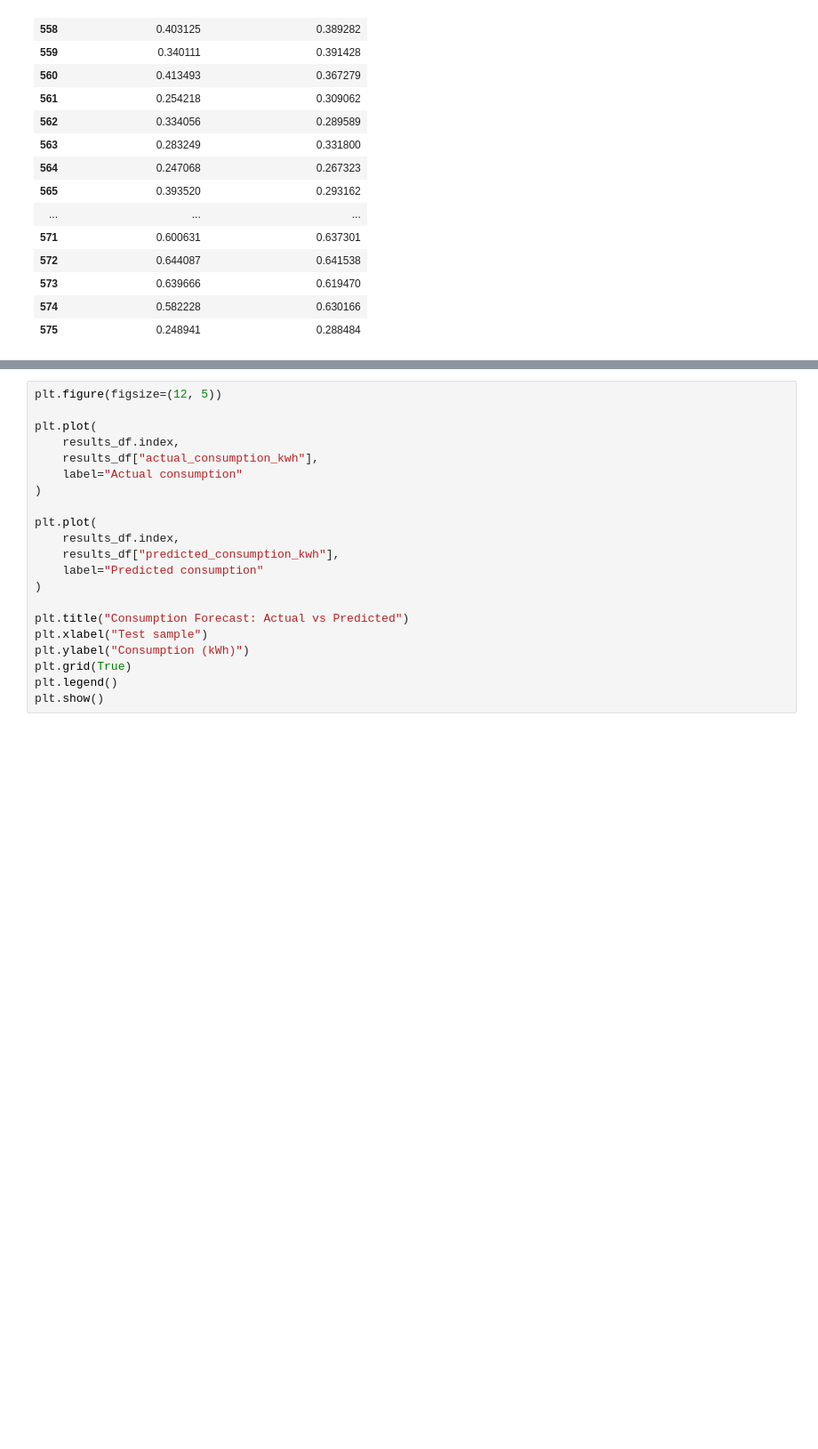
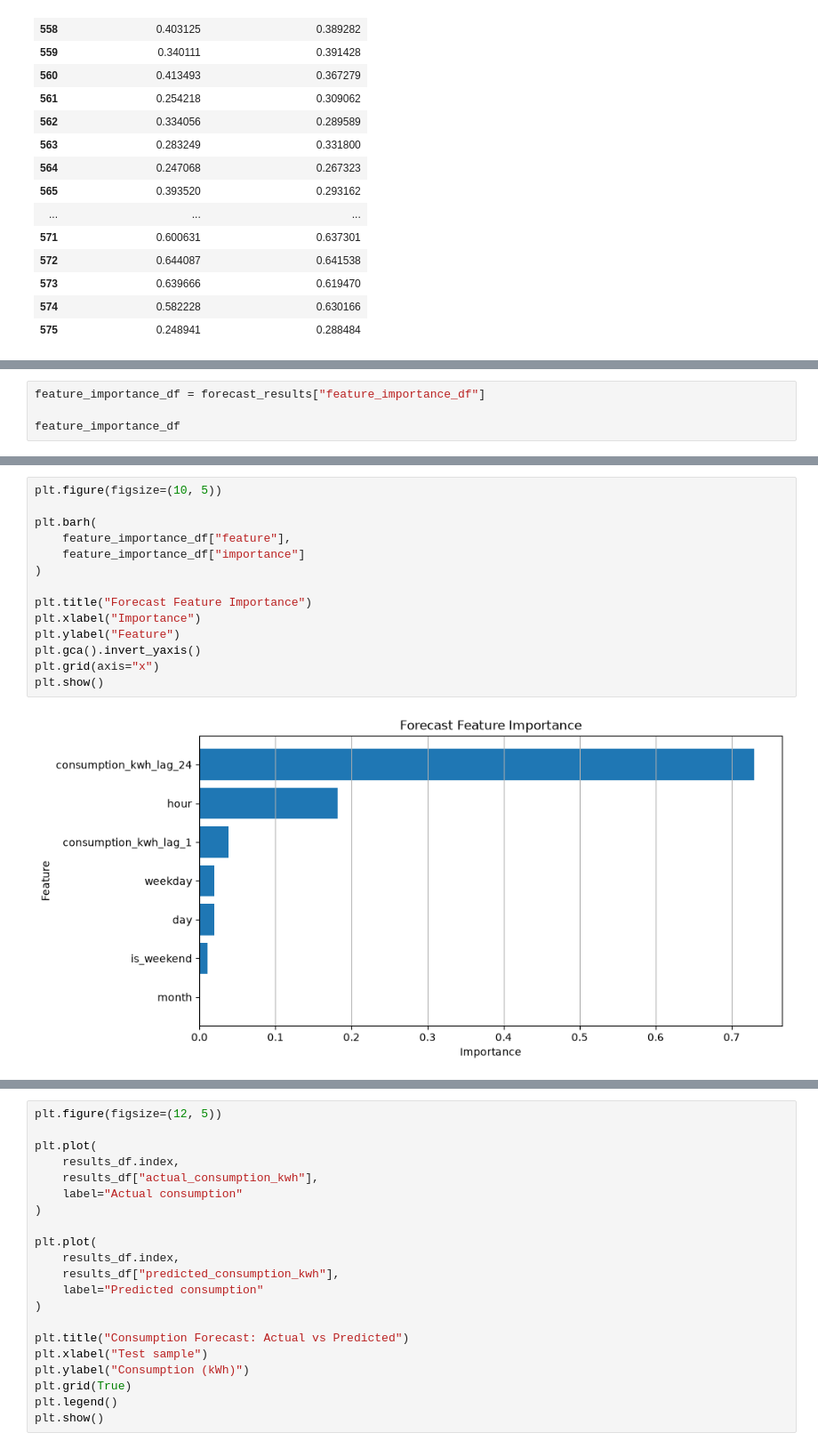
Before and after one commit to Jcsantoyo/electricity-consumption-solar-optimizer, a Jupyter notebook: notebooks/04_consumption_forecasting.ipynb, the cells around one changed output, grey strips where cells are left out. Shown at 89% size. Cells and saved outputs as stored; diff of their text form; blank space fills up the shorter version.

Commit message:
Add feature importance to forecasting notebook

```diff
--- a/notebooks/04_consumption_forecasting.ipynb
+++ b/notebooks/04_consumption_forecasting.ipynb
@@ -83,0 +90,4 @@ results_df[
+# %%
+feature_importance_df = forecast_results["feature_importance_df"]
+
+feature_importance_df
@@ -83,0 +103,16 @@ results_df[
+# %%
+plt.figure(figsize=(10, 5))
+
+plt.barh(
+    feature_importance_df["feature"],
+    feature_importance_df["importance"]
+)
+
+plt.title("Forecast Feature Importance")
+plt.xlabel("Importance")
+plt.ylabel("Feature")
+plt.gca().invert_yaxis()
+plt.grid(axis="x")
+plt.show()
+# %% [output]
+[figure, added]
```
Also changed, not shown: parts of 4 cells of this notebook.
